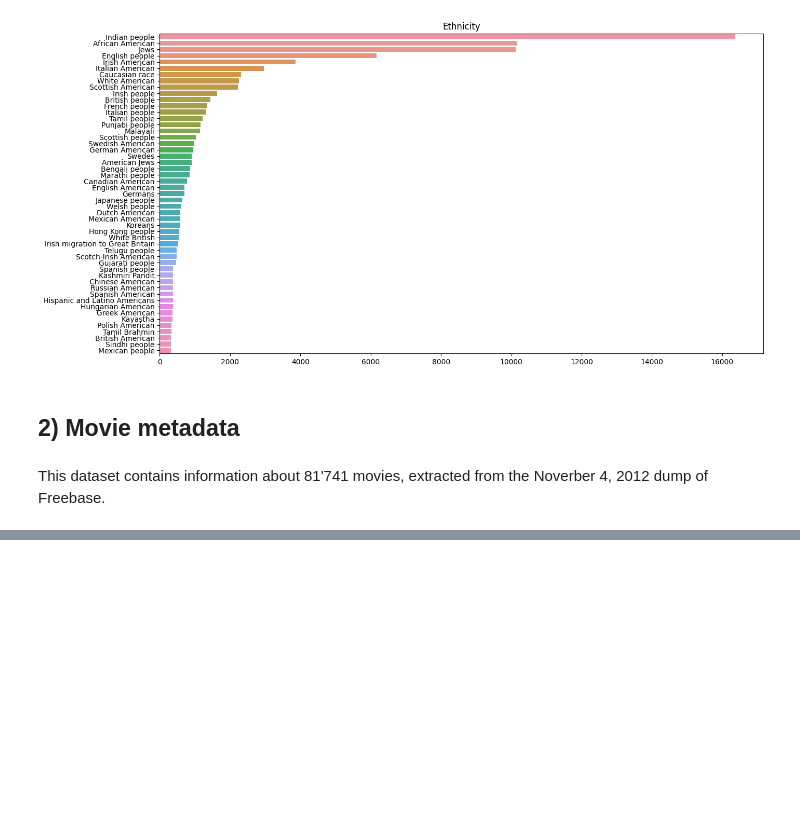
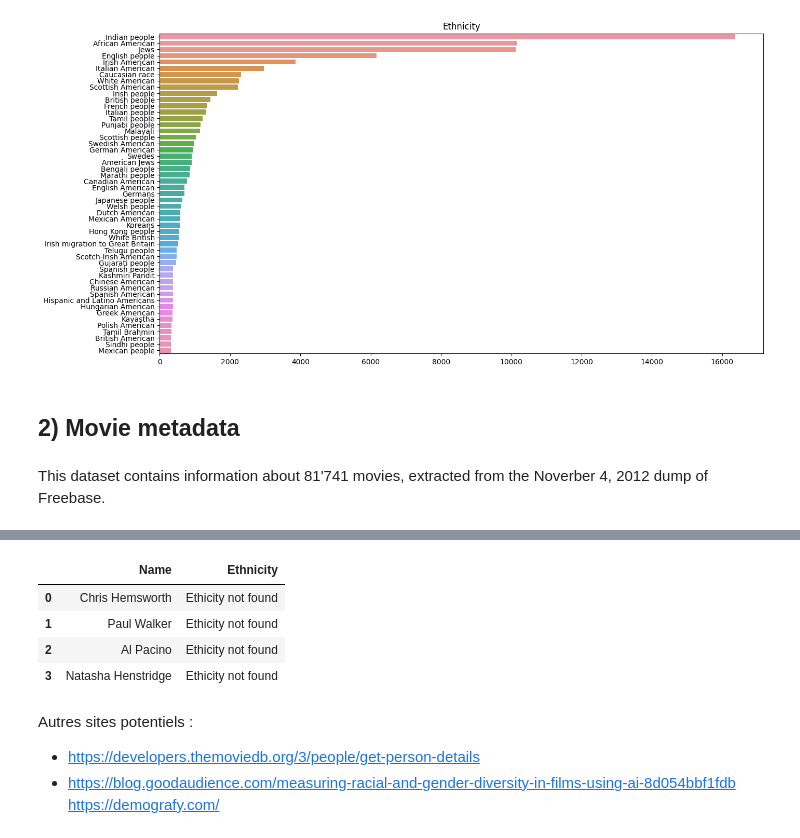
Before and after one commit to epfl-ada/ada-2022-project-nolemonnomelon, a Jupyter notebook: Exploratory analysis.ipynb, the cells around one changed output, grey strips where cells are left out. Saved outputs shown, nothing was run; the diff lists cells and outputs as text; code cells hidden in the pictures; blank space fills up the shorter version.

```diff
--- a/Exploratory analysis.ipynb
+++ b/Exploratory analysis.ipynb
@@ -217,0 +308,26 @@ plt.show()
+# %%
+#Code from https://stackoverflow.com/questions/50010169/scraping-ethnicity-from-wikipedia
+names = ['Chris Hemsworth', 'Paul Walker', 'Al Pacino', 'Natasha Henstridge']
+final_results = {}
+for name in names:
+    r = requests.get('http://ethnicelebs.com/{}'.format('-'.join(name.lower().split()))).text
+    try:
+        data = re.findall('(?<=Ethnicity: )[a-zA-Z]+', soup(r, 'lxml').find('strong').text)
+        final_results[name] = data[0]
+    except:
+        final_results[name] = 'Ethicity not found'
+
+table = pd.DataFrame([[a, b] for a, b in final_results.items()], columns = ['Name', 'Ethnicity'])
+# %%
+# Ca devrait fonctionner pour Natasha Henstridge, surement probleme dans le code ??
+table.head()
+# %% [output]
+|  | Name | Ethnicity |
+| 0 | Chris Hemsworth | Ethicity not found |
+| 1 | Paul Walker | Ethicity not found |
+| 2 | Al Pacino | Ethicity not found |
+| 3 | Natasha Henstridge | Ethicity not found |
+# %% [markdown]
+Autres sites potentiels :
+* https://developers.themoviedb.org/3/people/get-person-details
+* https://blog.goodaudience.com/measuring-racial-and-gender-diversity-in-films-using-ai-8d054bbf1fdb https://demografy.com/
```
Also changed, not shown: parts of 21 cells of this notebook.
